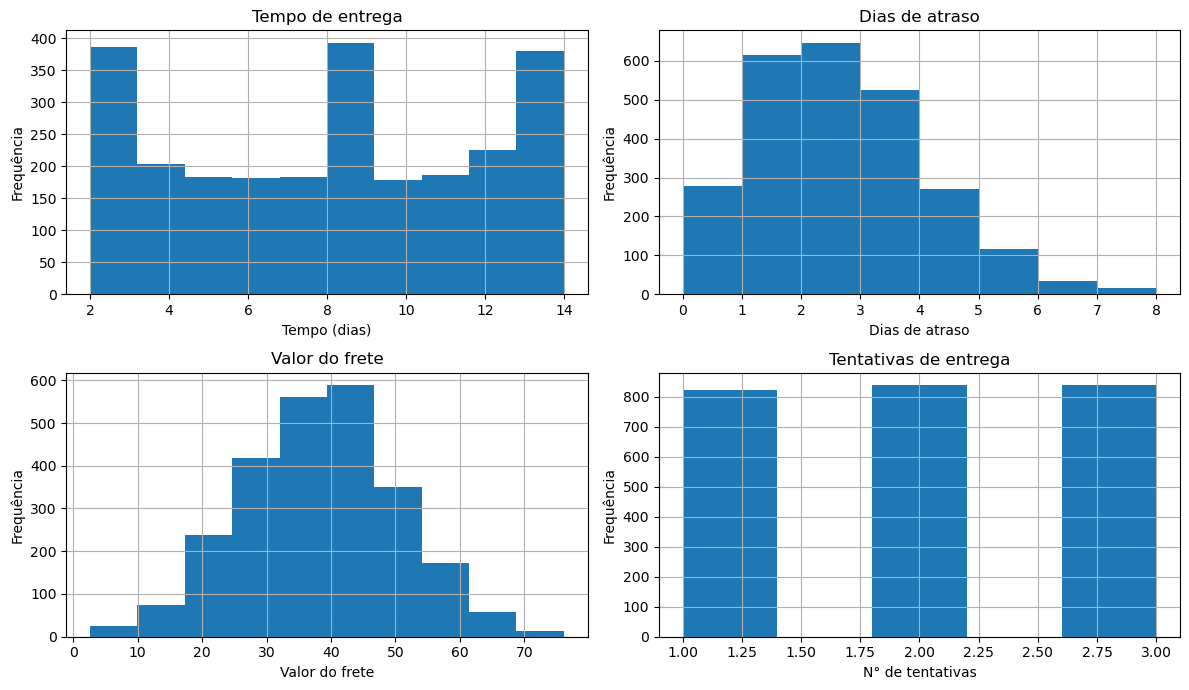
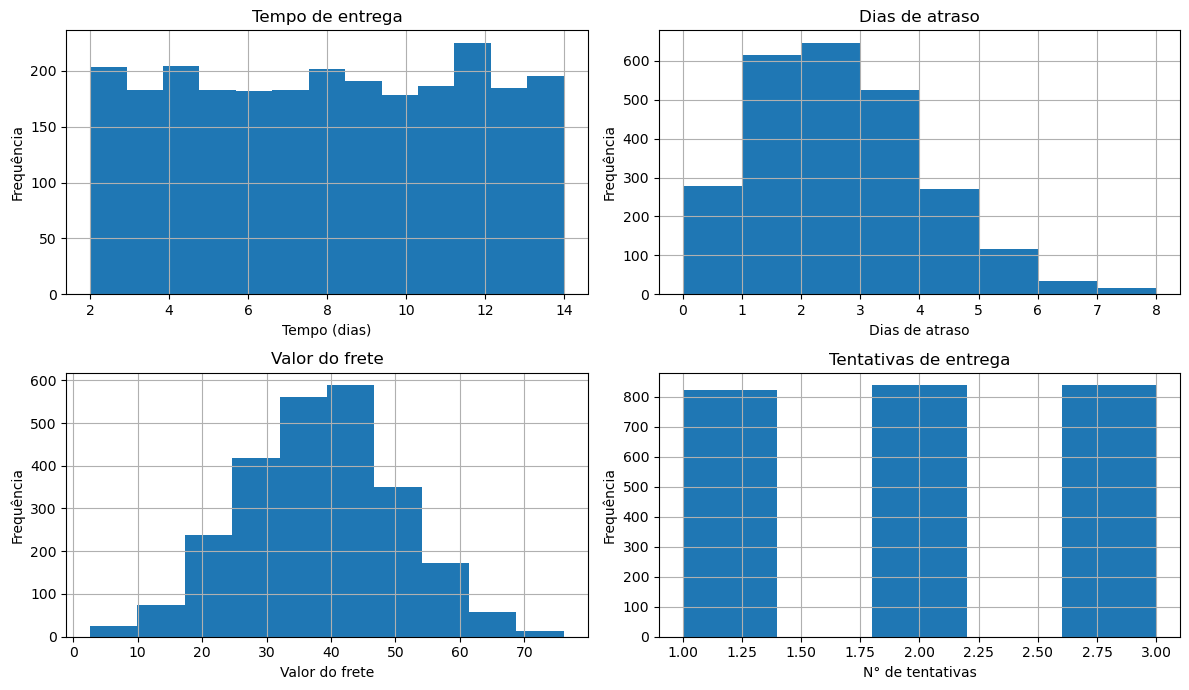
Code edit (unified diff) that turned the first committed figure into the second:
--- before
+++ after
@@ -3,5 +3,5 @@
 
 # Gráfico 7, contendo o histograma do nº de dias para entrega do pedido
-df['delivery_time_days'].hist(bins=10, ax = axs[0,0])
+df['delivery_time_days'].hist(bins=13, ax = axs[0,0])
 axs[0,0].set_xlabel('Tempo (dias)')
 axs[0,0].set_ylabel('Frequência')

Commit: Comentando gráficos de uma variável